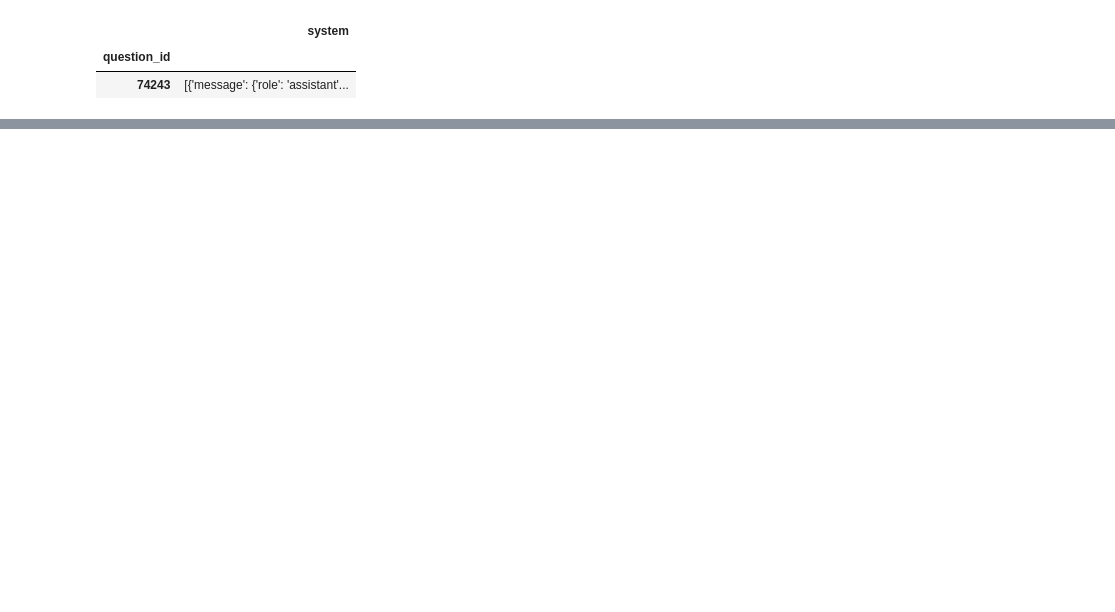
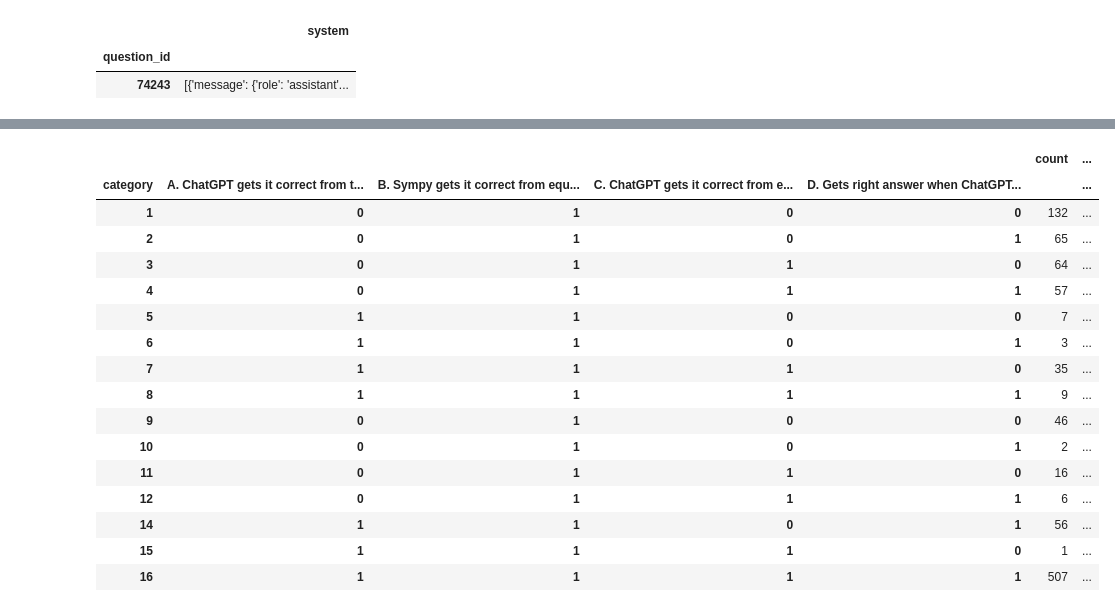
Before and after one commit to hwelsters/internal-consistency, a Jupyter notebook: 06-08-2023/categorize.ipynb, the cells around one changed output, grey strips where cells are left out. Drawn from its saved outputs; the diff is of its cells as text; code cells hidden in the pictures; blank space fills up the shorter version.

Commit message:
feat:labelled categories

```diff
--- a/06-08-2023/categorize.ipynb
+++ b/06-08-2023/categorize.ipynb
@@ -102,19 +101,0 @@ joined.head(1)
-# %%
-def label_category(row):
-
-    if row['category'] == 1:
-        row['Equations'] = '''UNKNOWN'''
-        row['Solving'] = '''FAIL'''
-        row['Theory'] = '''Definitely cannot solve, may have got wrong rep.'''
-        row['Understandable'] = '''YES'''
-    if row['category'] == 2:
-        row['Equations'] = '''SUCCEED'''
-        row['Solving'] = '''FAIL'''
-        row['Theory'] = '''Gets equations right, but solves wrong'''
-
-    return row
-
-values = pandas.DataFrame(joined['category'].value_counts().sort_index())
-values['category'] = values.index
-values = values.apply(lambda row : label_category(row), axis=1)
-values
@@ -144,0 +102,77 @@ values
+# %%
+def label_category(row):
+    category = row.name[0]
+    if category > 8:
+        row['E'] = 1
+        category -= 8
+    else: row['E'] = 0
+
+    if category == 1:
+        row['Equations'] = '''UNKNOWN'''
+        row['Solving'] = '''FAIL'''
+        row['Theory'] = '''Definitely cannot solve, may have got wrong rep.'''
+        row['Understandable'] = '''YES'''
+    if category == 2:
+        row['Equations'] = '''SUCCEED'''
+        row['Solving'] = '''FAIL'''
+        row['Theory'] = '''Gets equations right, but solves wrong'''
+        row['Understandable'] = '''YES'''
+    if category == 3:
+        row['Equations'] = '''FAIL'''
+        row['Solving'] = '''SUCCEED'''
+        row['Theory'] = '''Gets equations wrong, but it can solve otherwise.'''
+        row['Understandable'] = '''YES'''
+    if category == 4:
+        row['Equations'] = '''SUCCEED'''
+        row['Solving'] = '''SUCCEED'''
+        row['Theory'] = '''Non-determinism issues as we do not know why it can't handle by itself'''
+        row['Understandable'] = '''NO'''
+    if category == 5:
+        row['Equations'] = '''UNKNOWN'''
+        row['Solving'] = '''FAIL'''
+        row['Theory'] = '''Non-determinism as we do not know how it could gotten the problem right'''
+        row['Understandable'] = '''NO'''
+    if category == 6:
+        row['Equations'] = '''SUCCEED'''
+        row['Solving'] = '''FAIL'''
+        row['Theory'] = '''Can get the right equations, perhaps there is something about the equations from ground truth that mess it up'''
+        row['Understandable'] = '''MAYBE'''
+    if category == 7:
+        row['Equations'] = '''SUCCEED'''
+        row['Solving'] = '''SUCCEED'''
+        row['Theory'] = '''ChatGPT is lying on the equations it reports'''
+        row['Understandable'] = '''MAYBE'''
+    if category == 8:
+        row['Equations'] = '''SUCCEED'''
+        row['Solving'] = '''SUCCEED'''
+        row['Theory'] = '''Gets everything right'''
+        row['Understandable'] = '''YES'''
+
+    return row
+
+values = pandas.DataFrame(joined[[
+    'category',
+    'A. ChatGPT gets it correct from text to final solution',
+    'B. Sympy gets it correct from equations to final solution',
+    'C. ChatGPT gets it correct from equations to final solution',
+    'D. Gets right answer when ChatGPT transforms text to equations and SymPy solves the equations from chat GPT']].value_counts().sort_index())
+values = values.apply(lambda row : label_category(row), axis=1)
+values
+# %% [output]
+|  |  |  |  |  | count | ... |
+| category | A. ChatGPT gets it correct from t... | B. Sympy gets it correct from equ... | C. ChatGPT gets it correct from e... | D. Gets right answer when ChatGPT... |  | ... |
+| 1 | 0 | 1 | 0 | 0 | 132 | ... |
+| 2 | 0 | 1 | 0 | 1 | 65 | ... |
+| 3 | 0 | 1 | 1 | 0 | 64 | ... |
+| 4 | 0 | 1 | 1 | 1 | 57 | ... |
+| 5 | 1 | 1 | 0 | 0 | 7 | ... |
+| 6 | 1 | 1 | 0 | 1 | 3 | ... |
+| 7 | 1 | 1 | 1 | 0 | 35 | ... |
+| 8 | 1 | 1 | 1 | 1 | 9 | ... |
+| 9 | 0 | 1 | 0 | 0 | 46 | ... |
+| 10 | 0 | 1 | 0 | 1 | 2 | ... |
+| 11 | 0 | 1 | 1 | 0 | 16 | ... |
+| 12 | 0 | 1 | 1 | 1 | 6 | ... |
+| 14 | 1 | 1 | 0 | 1 | 56 | ... |
+| 15 | 1 | 1 | 1 | 0 | 1 | ... |
+| 16 | 1 | 1 | 1 | 1 | 507 | ... |
```
Also changed, not shown: parts of 7 cells of this notebook, 1 other file.
